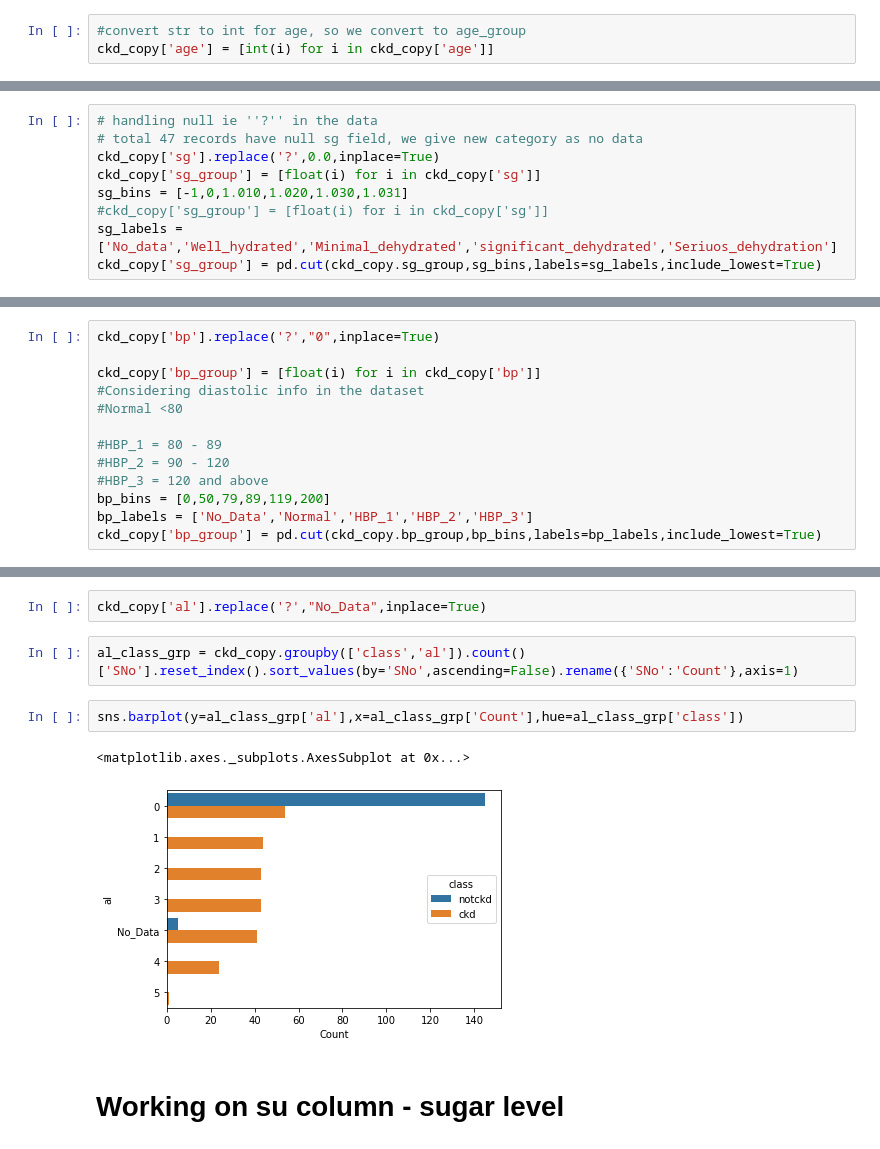
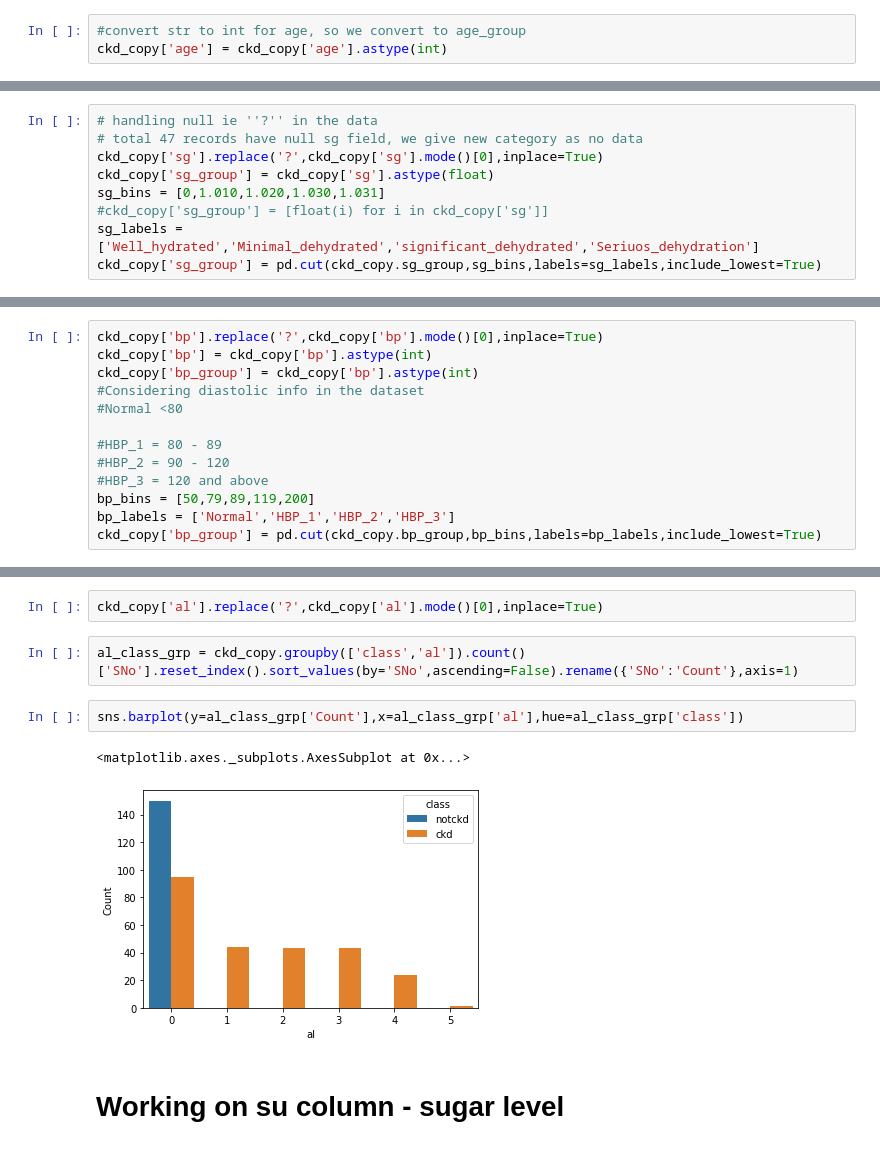
Before and after one commit to reenanagrale/Data_Mining_assignment, a Jupyter notebook: CKD_preprocessing.ipynb, the cells around one changed output, grey strips where cells are left out. Cells and saved outputs as stored; diff of their text form.

```diff
--- a/CKD_preprocessing.ipynb
+++ b/CKD_preprocessing.ipynb
@@ -123,6 +125,6 @@ ckd_copy[ckd_copy['age']=='?']
 # %%
 #convert str to int for age, so we convert to age_group
-ckd_copy['age'] = [int(i) for i in ckd_copy['age']]
+ckd_copy['age'] = ckd_copy['age'].astype(int)
 # %%
 #convert age into age group by binning
 # %%
@@ -185,11 +185,11 @@ array(['1.02', '1.01', '1.005', '1.015', '0', '1.025'], dtype=object)
 # %%
 # handling null ie ''?'' in the data
 # total 47 records have null sg field, we give new category as no data
-ckd_copy['sg'].replace('?',0.0,inplace=True)
-ckd_copy['sg_group'] = [float(i) for i in ckd_copy['sg']]
-sg_bins = [-1,0,1.010,1.020,1.030,1.031]
+ckd_copy['sg'].replace('?',ckd_copy['sg'].mode()[0],inplace=True)
+ckd_copy['sg_group'] = ckd_copy['sg'].astype(float)
+sg_bins = [0,1.010,1.020,1.030,1.031]
 #ckd_copy['sg_group'] = [float(i) for i in ckd_copy['sg']]
-sg_labels = ['No_data','Well_hydrated','Minimal_dehydrated','significant_dehydrated','Seriuos_dehydration']
+sg_labels = ['Well_hydrated','Minimal_dehydrated','significant_dehydrated','Seriuos_dehydration']
 ckd_copy['sg_group'] = pd.cut(ckd_copy.sg_group,sg_bins,labels=sg_labels,include_lowest=True)
 # %%
 ckd_copy['sg_group'].unique()
@@ -217,15 +217,15 @@ array(['80', '50', '70', '90', '0', '100', '60', '110', '140', '180',
 # %%
-ckd_copy['bp'].replace('?',"0",inplace=True)
-
-ckd_copy['bp_group'] = [float(i) for i in ckd_copy['bp']]
+ckd_copy['bp'].replace('?',ckd_copy['bp'].mode()[0],inplace=True)
+ckd_copy['bp'] = ckd_copy['bp'].astype(int)
+ckd_copy['bp_group'] = ckd_copy['bp'].astype(int)
 #Considering diastolic info in the dataset
 #Normal <80
 
 #HBP_1 = 80 - 89
 #HBP_2 = 90 - 120
 #HBP_3 = 120 and above
-bp_bins = [0,50,79,89,119,200]
-bp_labels = ['No_Data','Normal','HBP_1','HBP_2','HBP_3']
+bp_bins = [50,79,89,119,200]
+bp_labels = ['Normal','HBP_1','HBP_2','HBP_3']
 ckd_copy['bp_group'] = pd.cut(ckd_copy.bp_group,bp_bins,labels=bp_labels,include_lowest=True)
 # %%
 ckd_copy['bp_group'].unique()
@@ -268,11 +264,11 @@ A healthy kidney doesn’t let albumin pass into the urine. A damaged kidney let
 # %%
-ckd_copy['al'].replace('?',"No_Data",inplace=True)
+ckd_copy['al'].replace('?',ckd_copy['al'].mode()[0],inplace=True)
 # %%
 al_class_grp = ckd_copy.groupby(['class','al']).count()['SNo'].reset_index().sort_values(by='SNo',ascending=False).rename({'SNo':'Count'},axis=1)
 # %%
-sns.barplot(y=al_class_grp['al'],x=al_class_grp['Count'],hue=al_class_grp['class'])
+sns.barplot(y=al_class_grp['Count'],x=al_class_grp['al'],hue=al_class_grp['class'])
 # %% [output]
 <matplotlib.axes._subplots.AxesSubplot at 0x...>
-[figure, old version]
+[figure, new version]
 # %% [markdown]
 # Working on su column - sugar level
```
Also changed, not shown: parts of 97 cells of this notebook.
